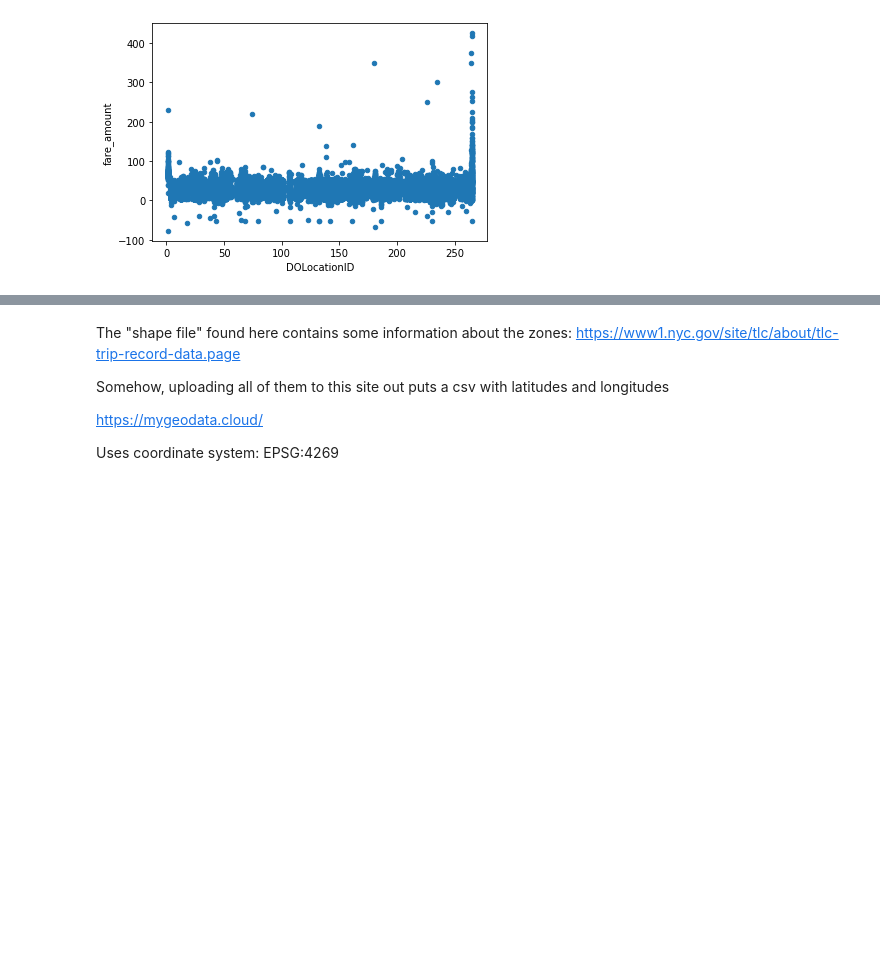
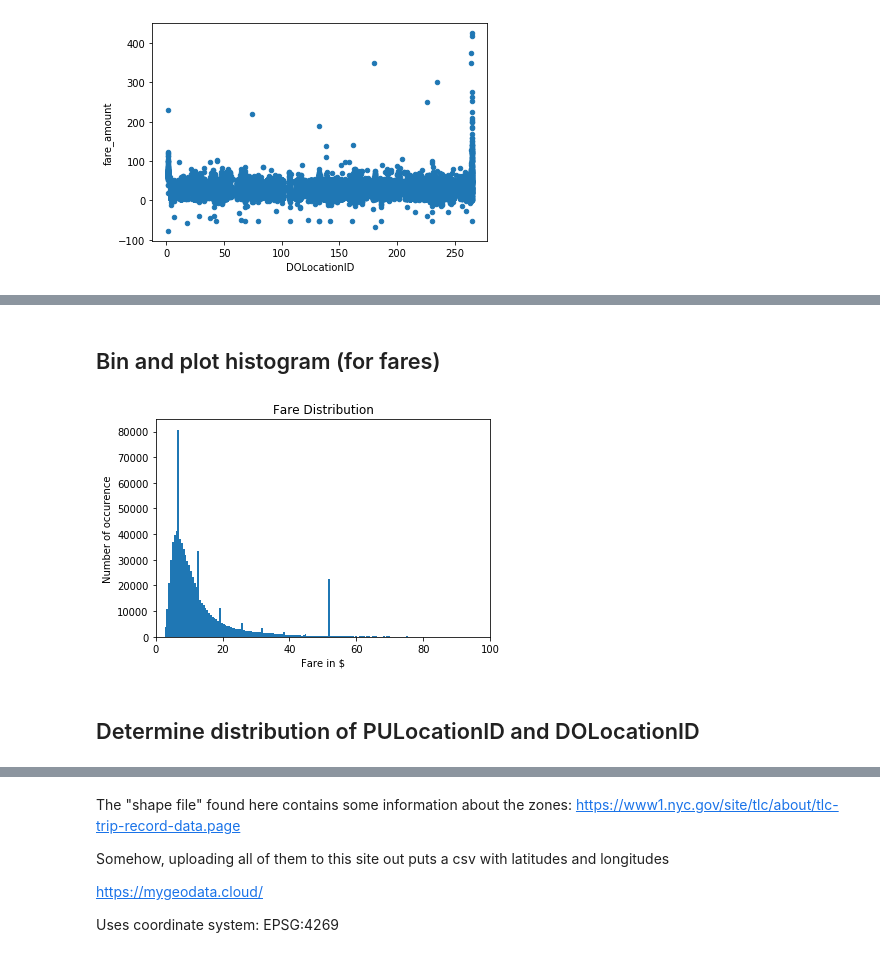
Before and after one commit to JacobHelwig/Fare-Prediction, a Jupyter notebook: Taxi Exploration.ipynb, the cells around one changed output, grey strips where cells are left out. Drawn from its saved outputs; the diff is of its cells as text; code cells hidden in the pictures; blank space fills up the shorter version.

```diff
--- a/Taxi Exploration.ipynb
+++ b/Taxi Exploration.ipynb
@@ -226,0 +253,13 @@ in the same zone. '''
+# %% [markdown]
+## Bin and plot histogram (for fares)
+# %%
+plt.hist(taxi_clean.fare_amount, 1000)
+plt.title('Fare Distribution')
+plt.xlabel('Fare in $')
+plt.ylabel('Number of occurence')
+plt.xlim(0, 100)
+plt.show();
+# %% [output]
+[figure, added]
+# %% [markdown]
+## Determine distribution of PULocationID and DOLocationID
```
Also changed, not shown: parts of 19 cells of this notebook.
